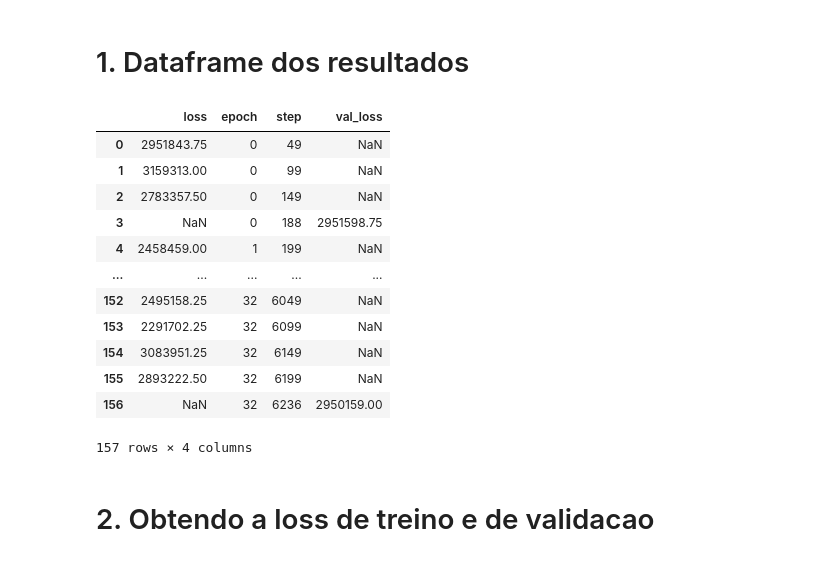
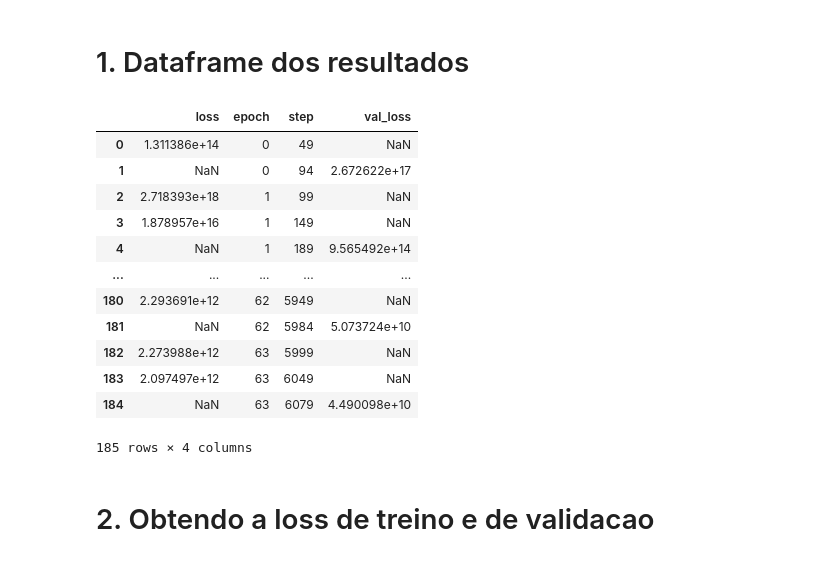
Before and after one commit to Migliorin/Image-Denoising, a Jupyter notebook: notebooks/ExperimentsAnalysis/PlotGraph.ipynb, the cells around one changed output. Cells and saved outputs as stored; diff of their text form; code cells hidden in the pictures.

```diff
--- a/notebooks/ExperimentsAnalysis/PlotGraph.ipynb
+++ b/notebooks/ExperimentsAnalysis/PlotGraph.ipynb
@@ -9,24 +9,24 @@ import seaborn as sns
 # %% [markdown]
 # 1. Dataframe dos resultados
 # %%
-path = "/home/lucas/experimentos/Transformer_Torch_V3_sigmoid/version_0/metrics.csv"
+path = "/home/lucas/experimentos/Transformer_Torch_V2_Normal/version_3/metrics.csv"
 
 df = pd.read_csv(path)
 df
 # %% [output]
 |  | loss | epoch | step | val_loss |
-| 0 | 2951843.75 | 0 | 49 | NaN |
-| 1 | 3159313.00 | 0 | 99 | NaN |
-| 2 | 2783357.50 | 0 | 149 | NaN |
-| 3 | NaN | 0 | 188 | 2951598.75 |
-| 4 | 2458459.00 | 1 | 199 | NaN |
+| 0 | 1.311386e+14 | 0 | 49 | NaN |
+| 1 | NaN | 0 | 94 | 2.672622e+17 |
+| 2 | 2.718393e+18 | 1 | 99 | NaN |
+| 3 | 1.878957e+16 | 1 | 149 | NaN |
+| 4 | NaN | 1 | 189 | 9.565492e+14 |
 | ... | ... | ... | ... | ... |
-| 152 | 2495158.25 | 32 | 6049 | NaN |
-| 153 | 2291702.25 | 32 | 6099 | NaN |
-| 154 | 3083951.25 | 32 | 6149 | NaN |
-| 155 | 2893222.50 | 32 | 6199 | NaN |
-| 156 | NaN | 32 | 6236 | 2950159.00 |
+| 180 | 2.293691e+12 | 62 | 5949 | NaN |
+| 181 | NaN | 62 | 5984 | 5.073724e+10 |
+| 182 | 2.273988e+12 | 63 | 5999 | NaN |
+| 183 | 2.097497e+12 | 63 | 6049 | NaN |
+| 184 | NaN | 63 | 6079 | 4.490098e+10 |
-157 rows × 4 columns
+185 rows × 4 columns
 # %% [markdown]
 # 2. Obtendo a loss de treino e de validacao
 # %% [markdown]
```
Also changed, not shown: parts of 18 cells of this notebook.
